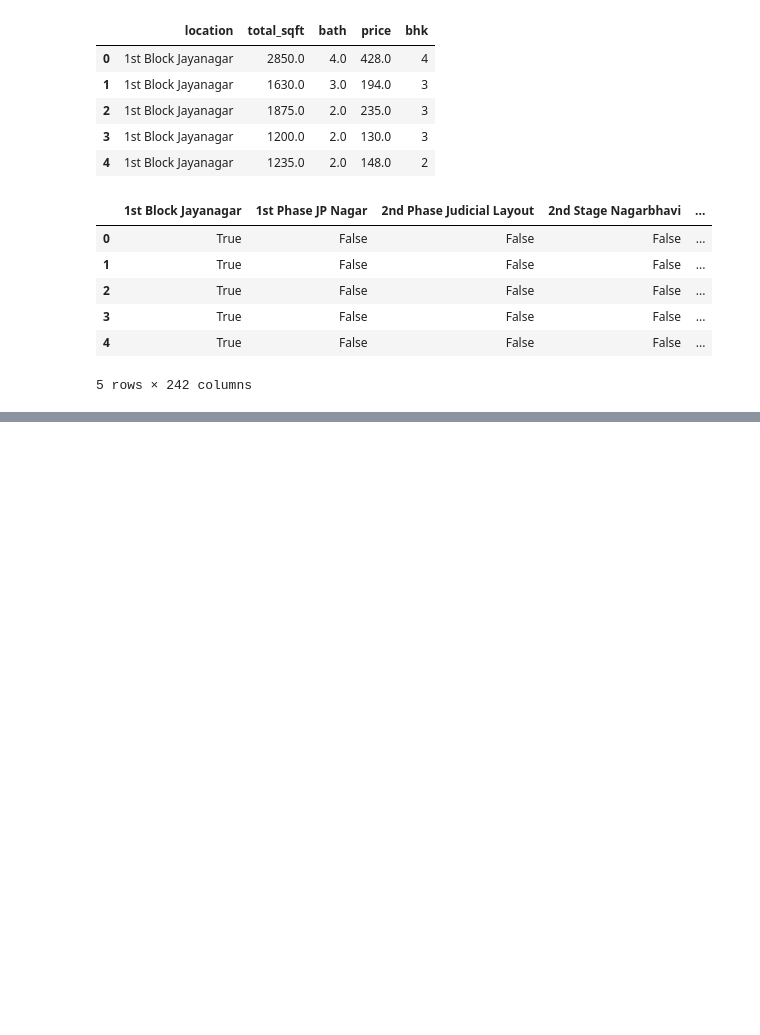
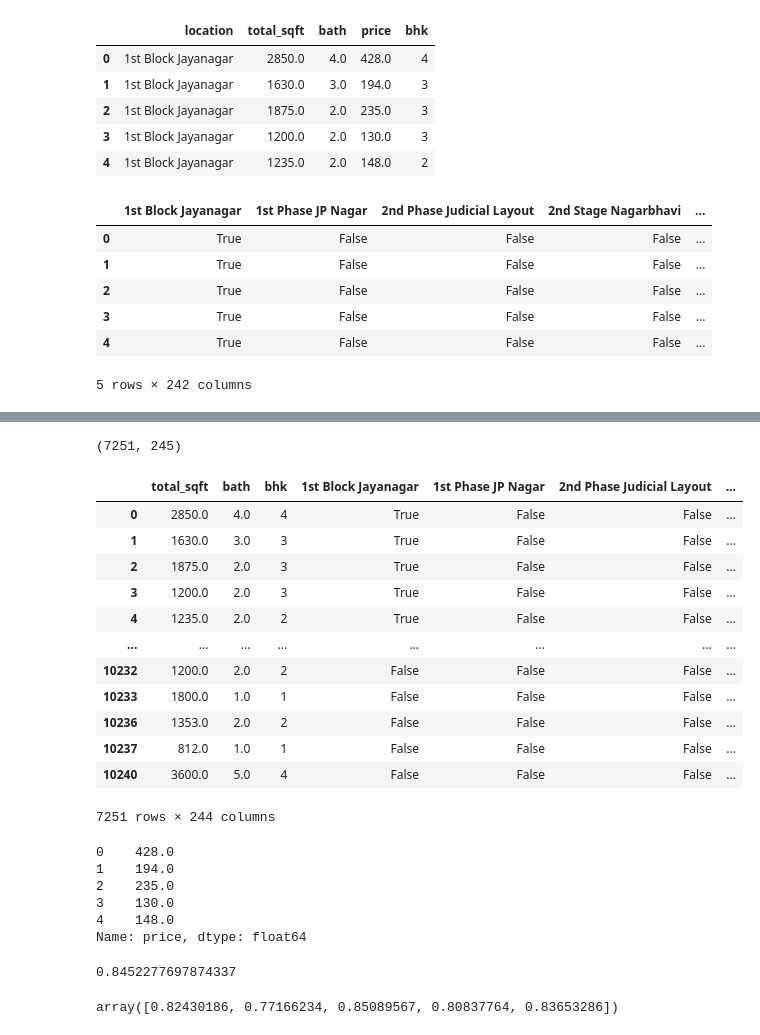
Before and after one commit to 21debjit/House-Price-Analysis, a Jupyter notebook: P1.ipynb, the cells around one changed output, grey strips where cells are left out. Saved outputs shown, nothing was run; the diff lists cells and outputs as text; code cells hidden in the pictures; blank space fills up the shorter version.

Commit message:
enhancing the model

```diff
--- a/P1.ipynb
+++ b/P1.ipynb
@@ -378,4 +378,5 @@ dummie.head()
 | 4 | True | False | False | False | ... |
 5 rows × 242 columns
 # %%
-df11 = pd.concat([df10, dummie], axis= 1)
+df11 = pd.concat([df10, dummie.drop("other", axis="columns")], axis= "columns")
+df11.head()
@@ -381,0 +391,3 @@ df11 = pd.concat([df10, dummie], axis= 1)
+# %%
+df12 = df11.drop("location", axis=1)
+df12.head(5)
@@ -381,0 +402,31 @@ df11 = pd.concat([df10, dummie], axis= 1)
+# %%
+df12.shape
+# %% [output]
+(7251, 245)
+# %%
+X = df12.drop("price", axis=1) # drop the dependent variable
+X # independent variables
+# %% [output]
+|  | total_sqft | bath | bhk | 1st Block Jayanagar | 1st Phase JP Nagar | 2nd Phase Judicial Layout | ... |
+| 0 | 2850.0 | 4.0 | 4 | True | False | False | ... |
+| 1 | 1630.0 | 3.0 | 3 | True | False | False | ... |
+| 2 | 1875.0 | 2.0 | 3 | True | False | False | ... |
+| 3 | 1200.0 | 2.0 | 3 | True | False | False | ... |
+| 4 | 1235.0 | 2.0 | 2 | True | False | False | ... |
+| ... | ... | ... | ... | ... | ... | ... | ... |
+| 10232 | 1200.0 | 2.0 | 2 | False | False | False | ... |
+| 10233 | 1800.0 | 1.0 | 1 | False | False | False | ... |
+| 10236 | 1353.0 | 2.0 | 2 | False | False | False | ... |
+| 10237 | 812.0 | 1.0 | 1 | False | False | False | ... |
+| 10240 | 3600.0 | 5.0 | 4 | False | False | False | ... |
+7251 rows × 244 columns
+# %%
+Y = df12.price # dependent variable
+Y.head()
+# %% [output]
+0    428.0
+1    194.0
+2    235.0
+3    130.0
+4    148.0
+Name: price, dtype: float64
@@ -381,0 +437,17 @@ df11 = pd.concat([df10, dummie], axis= 1)
+# %%
+# making a linear regression model
+from sklearn.linear_model import LinearRegression
+lr_clf = LinearRegression()
+lr_clf.fit(X_train, Y_train)
+#  checking the accuracy of the model
+lr_clf.score(X_test, Y_test)
+# %% [output]
+0.8452277697874337
+# %%
+# ShuffleSplit is a cross-validation generator that provides random train/test splits
+from sklearn.model_selection import ShuffleSplit
+from sklearn.model_selection import cross_val_score
+cv = ShuffleSplit(n_splits=5, test_size=0.2, random_state=0)
+cross_val_score(LinearRegression(), X, Y, cv=cv)
+# %% [output]
+array([0.82430186, 0.77166234, 0.85089567, 0.80837764, 0.83653286])
```
Also changed, not shown: parts of 5 cells of this notebook.
